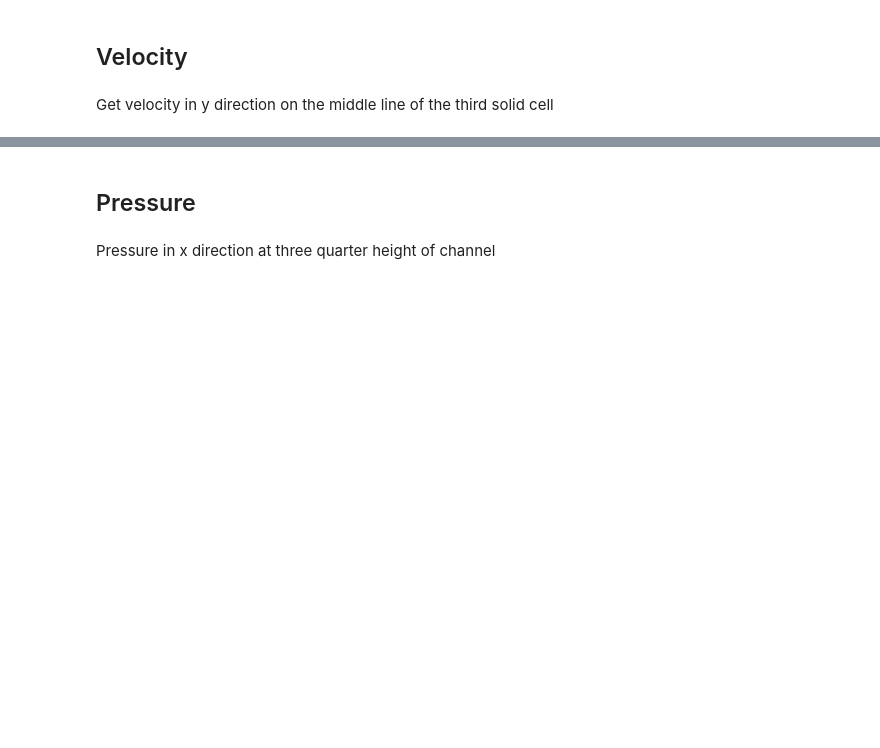
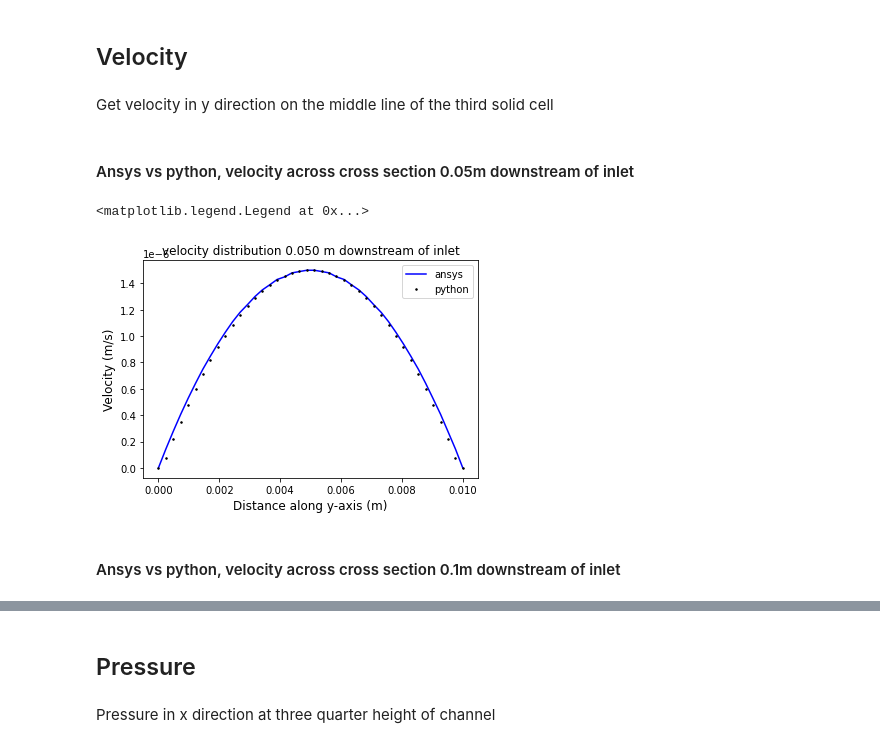
Before and after one commit to solids4foam/python-finite-volumes, a Jupyter notebook: FSI_Convection_add_gradUT.ipynb, the cells around one changed output, grey strips where cells are left out. Drawn from its saved outputs; the diff is of its cells as text; code cells hidden in the pictures; blank space fills up the shorter version.

```diff
--- a/FSI_Convection_add_gradUT.ipynb
+++ b/FSI_Convection_add_gradUT.ipynb
@@ -2299,5 +2294,4 @@ def free_stream_section(vmag, per_cent, Nx, Ny): #per_cent is where to cut the c
     vel_free = vmag[cells]
     vel_free = np.insert(vel_free, 0, 0, axis=None)
     vel_free = np.insert(vel_free, len(vel_free), 0, axis=None)
-    plt.plot(vel_free)
     return vel_free
@@ -2305,0 +2298,18 @@ vmidPython = vel_area_section(vmag, Nx,Ny)
+# %% [markdown]
+#### Ansys vs python, velocity across cross section 0.05m downstream of inlet
+# %%
+ansys_vel05 =np.loadtxt("AnsysResults/vmag05.csv",delimiter=",", dtype=float)
+per_cent = 0.25
+python_vel05 = free_stream_section(vmag, per_cent, Nx, Ny)
+# %%
+plt.figure()
+plt.plot(ansys_vel05[:,0], ansys_vel05[:,1], 'b',ansys_vel05[:,0], python_vel05,'ko', markersize = 1.5)
+plt.title('velocity distribution %.3f m downstream of inlet'%(Lx*per_cent), fontsize = 12, weight = 500)
+plt.xlabel('Distance along y-axis (m)', fontsize = 12, weight = 500)
+plt.ylabel('Velocity (m/s)', fontsize = 12, weight = 500)
+plt.legend(['ansys', 'python'])
+# %% [output]
+<matplotlib.legend.Legend at 0x...>
+[figure, added]
+# %% [markdown]
+#### Ansys vs python, velocity across cross section 0.1m downstream of inlet
```
Also changed, not shown: parts of 65 cells of this notebook.
